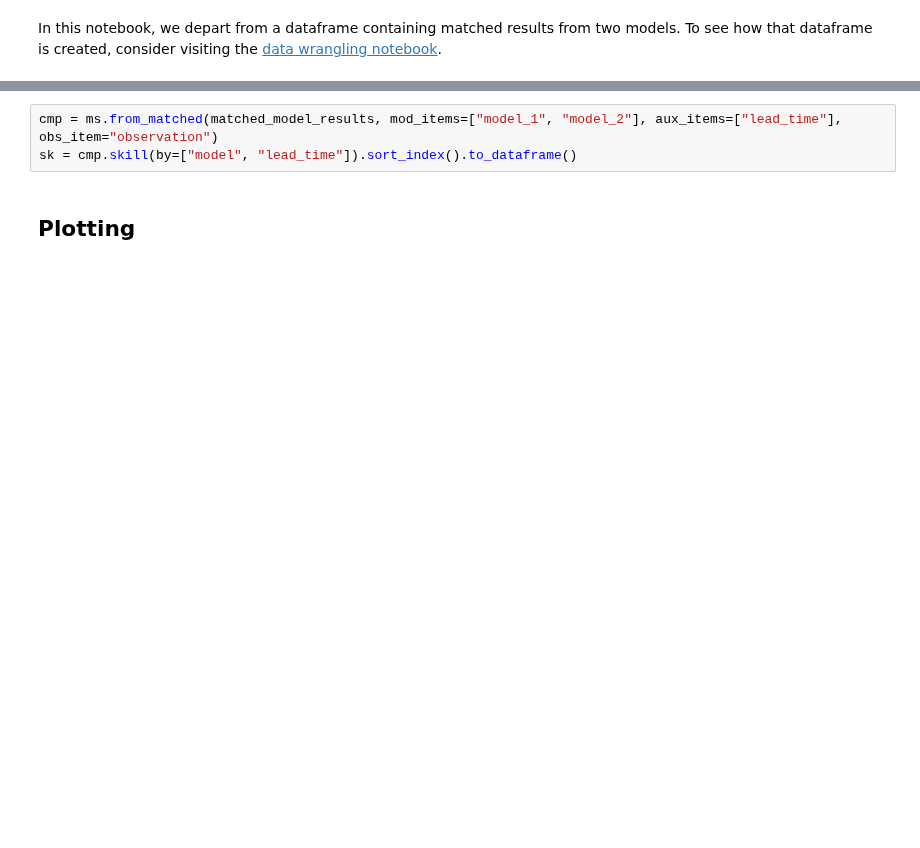
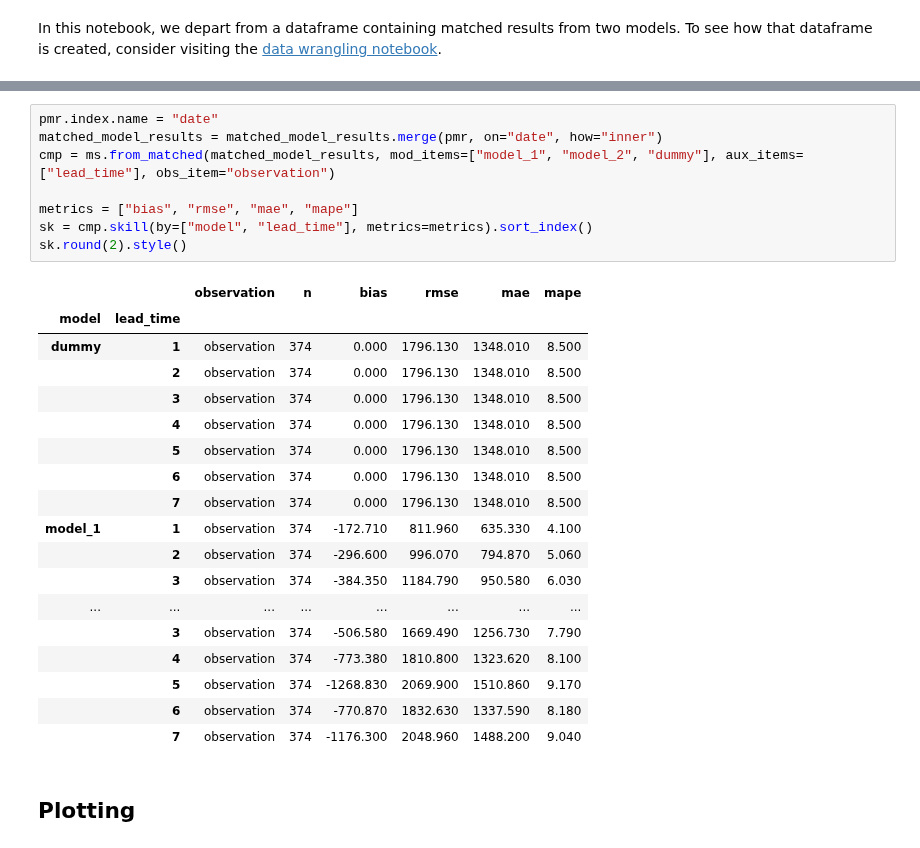
Before and after one commit to DHI/modelskill, a Jupyter notebook: notebooks/Forecast_skill.ipynb, the cells around one changed output, grey strips where cells are left out. Saved outputs shown, nothing was run; the diff lists cells and outputs as text; blank space fills up the shorter version.

```diff
--- a/notebooks/Forecast_skill.ipynb
+++ b/notebooks/Forecast_skill.ipynb
@@ -18,5 +41,29 @@ matched_model_results = pd.read_csv(path_to_file("matched_model_results.csv"), p
 # %%
-cmp = ms.from_matched(matched_model_results, mod_items=["model_1", "model_2"], aux_items=["lead_time"], obs_item="observation")
-sk = cmp.skill(by=["model", "lead_time"]).sort_index().to_dataframe()
+pmr.index.name = "date"
+matched_model_results = matched_model_results.merge(pmr, on="date", how="inner")
+cmp = ms.from_matched(matched_model_results, mod_items=["model_1", "model_2", "dummy"], aux_items=["lead_time"], obs_item="observation")
+
+metrics = ["bias", "rmse", "mae", "mape"]
+sk = cmp.skill(by=["model", "lead_time"], metrics=metrics).sort_index()
+sk.round(2).style()
+# %% [output]
+|  |  | observation | n | bias | rmse | mae | mape |
+| model | lead_time |  |  |  |  |  |  |
+| dummy | 1 | observation | 374 | 0.000 | 1796.130 | 1348.010 | 8.500 |
+|  | 2 | observation | 374 | 0.000 | 1796.130 | 1348.010 | 8.500 |
+|  | 3 | observation | 374 | 0.000 | 1796.130 | 1348.010 | 8.500 |
+|  | 4 | observation | 374 | 0.000 | 1796.130 | 1348.010 | 8.500 |
+|  | 5 | observation | 374 | 0.000 | 1796.130 | 1348.010 | 8.500 |
+|  | 6 | observation | 374 | 0.000 | 1796.130 | 1348.010 | 8.500 |
+|  | 7 | observation | 374 | 0.000 | 1796.130 | 1348.010 | 8.500 |
+| model_1 | 1 | observation | 374 | -172.710 | 811.960 | 635.330 | 4.100 |
+|  | 2 | observation | 374 | -296.600 | 996.070 | 794.870 | 5.060 |
+|  | 3 | observation | 374 | -384.350 | 1184.790 | 950.580 | 6.030 |
+| ... | ... | ... | ... | ... | ... | ... | ... |
+|  | 3 | observation | 374 | -506.580 | 1669.490 | 1256.730 | 7.790 |
+|  | 4 | observation | 374 | -773.380 | 1810.800 | 1323.620 | 8.100 |
+|  | 5 | observation | 374 | -1268.830 | 2069.900 | 1510.860 | 9.170 |
+|  | 6 | observation | 374 | -770.870 | 1832.630 | 1337.590 | 8.180 |
+|  | 7 | observation | 374 | -1176.300 | 2048.960 | 1488.200 | 9.040 |
 # %% [markdown]
 ## Plotting
```
Also changed, not shown: parts of 7 cells of this notebook.
